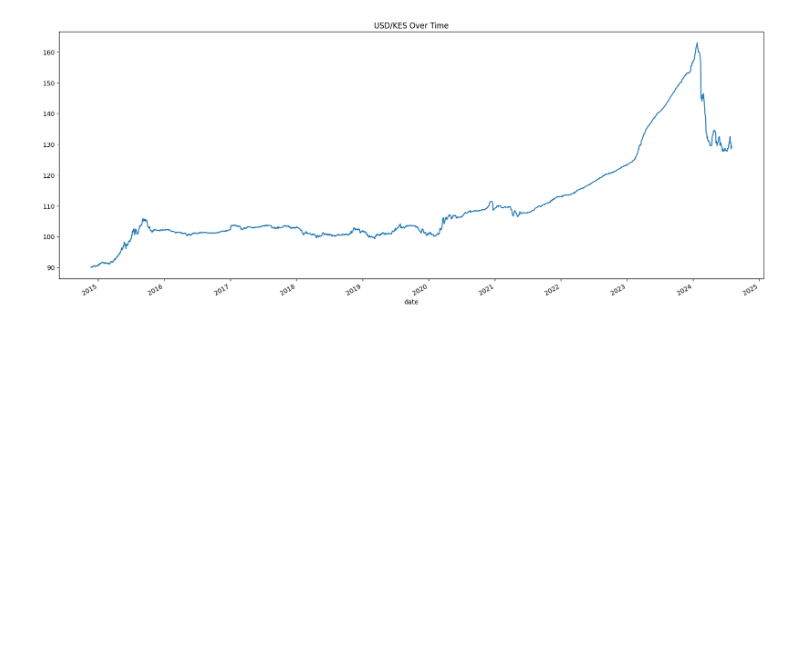
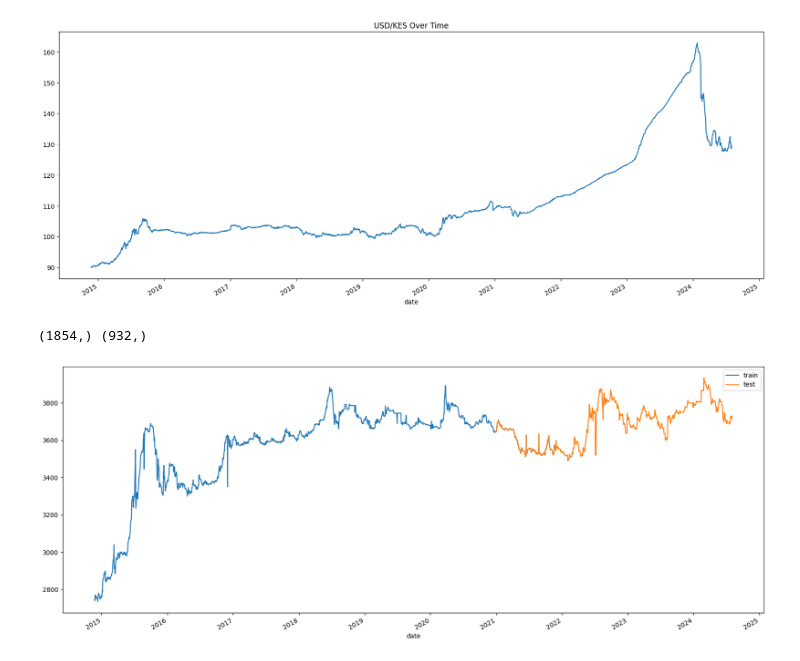
Before and after one commit to memmar1/Project, a Jupyter notebook: Forex.ipynb, the cells around one changed output. Cells and saved outputs as stored; diff of their text form; code cells hidden in the pictures; blank space fills up the shorter version.

```diff
--- a/Forex.ipynb
+++ b/Forex.ipynb
@@ -125,3 +125,8 @@ plt.show()
 # %% [output]
 [figure]
 [figure]
+# %%
+# Ensure the index is a DatetimeIndex
+data.index = pd.to_datetime(data.index)
+# Sort the index
+data = data.sort_index()
@@ -127,0 +137,16 @@ plt.show()
+# %%
+
+# split the data into train an test
+train = data["4. close"].loc[:'2021']
+test = data["4. close"].loc['2021':]
+
+# plot this
+fig,ax = plt.subplots(figsize=(20,8))
+train.plot(ax=ax)
+test.plot(ax=ax)
+ax.legend(['train','test'])
+
+print(train.shape,test.shape)
+# %% [output]
+(1854,) (932,)
+[figure, added]
```
Also changed, not shown: parts of 4 cells of this notebook.
